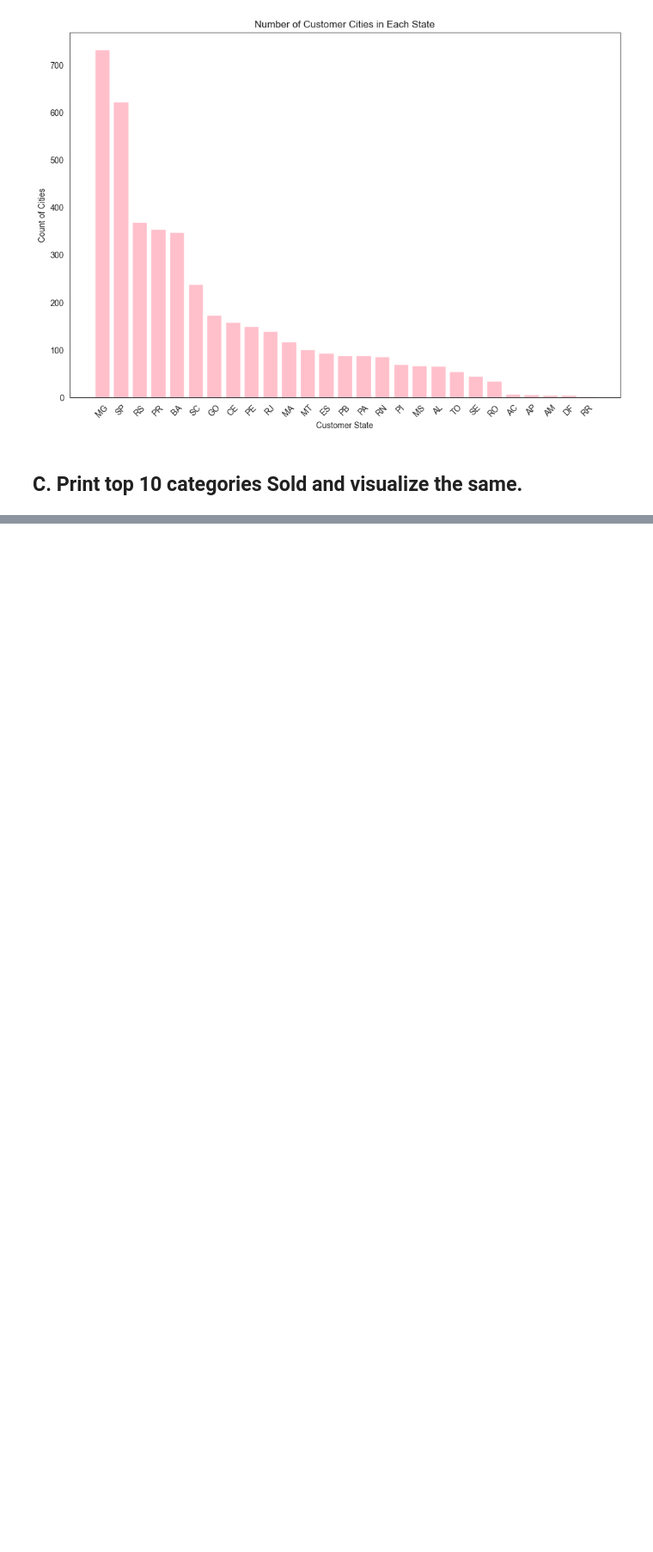
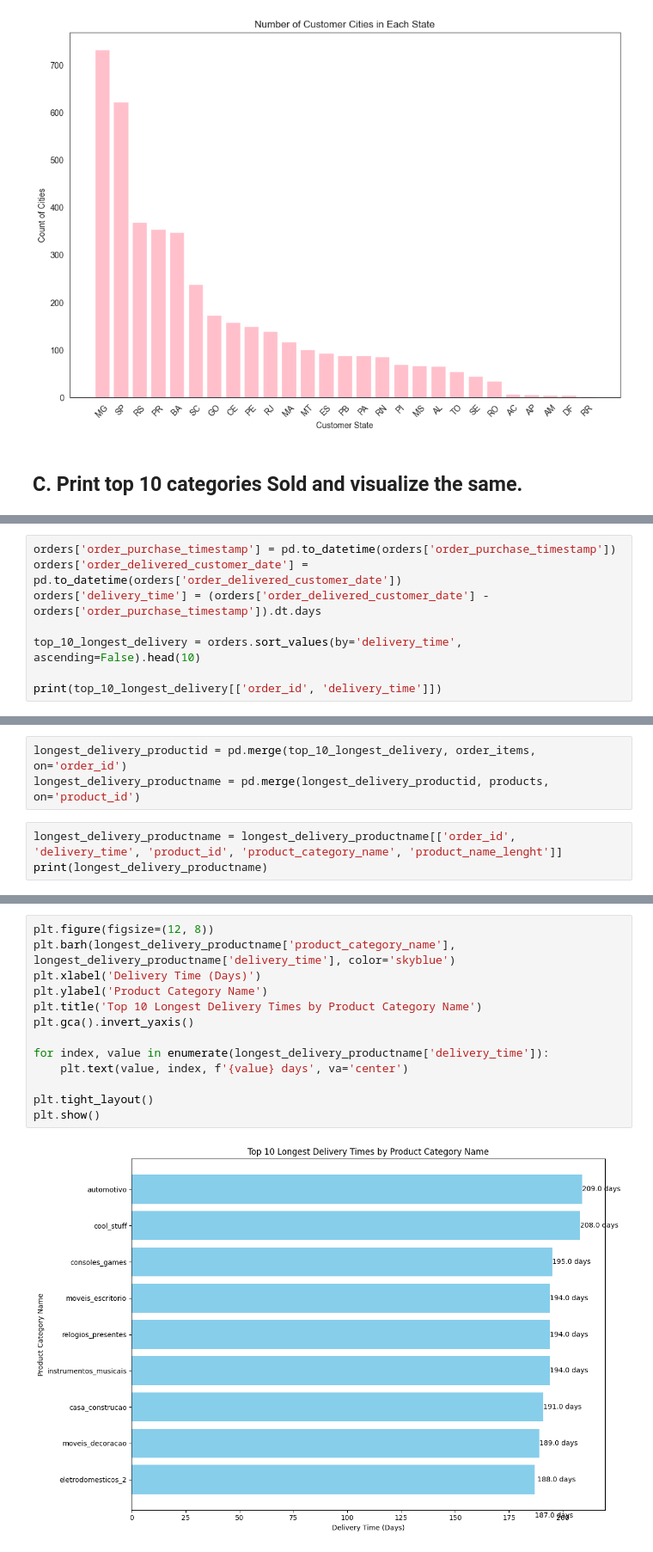
Before and after one commit to hasnaingandhi/DSCapstone, a Jupyter notebook: notebook.ipynb, the cells around one changed output, grey strips where cells are left out. Shown at 86% size. Saved outputs shown, nothing was run; the diff lists cells and outputs as text; blank space fills up the shorter version.

Commit message:
Updating with longest delivery times

```diff
--- a/notebook.ipynb
+++ b/notebook.ipynb
@@ -185,0 +225,8 @@ plt.show()
+# %%
+orders['order_purchase_timestamp'] = pd.to_datetime(orders['order_purchase_timestamp'])
+orders['order_delivered_customer_date'] = pd.to_datetime(orders['order_delivered_customer_date'])
+orders['delivery_time'] = (orders['order_delivered_customer_date'] - orders['order_purchase_timestamp']).dt.days
+
+top_10_longest_delivery = orders.sort_values(by='delivery_time', ascending=False).head(10)
+
+print(top_10_longest_delivery[['order_id', 'delivery_time']])
@@ -185,0 +263,6 @@ plt.show()
+# %%
+longest_delivery_productid = pd.merge(top_10_longest_delivery, order_items, on='order_id')
+longest_delivery_productname = pd.merge(longest_delivery_productid, products, on='product_id')
+# %%
+longest_delivery_productname = longest_delivery_productname[['order_id', 'delivery_time', 'product_id', 'product_category_name', 'product_name_lenght']]
+print(longest_delivery_productname)
@@ -185,0 +287,15 @@ plt.show()
+# %%
+plt.figure(figsize=(12, 8))
+plt.barh(longest_delivery_productname['product_category_name'], longest_delivery_productname['delivery_time'], color='skyblue')
+plt.xlabel('Delivery Time (Days)')
+plt.ylabel('Product Category Name')
+plt.title('Top 10 Longest Delivery Times by Product Category Name')
+plt.gca().invert_yaxis()
+
+for index, value in enumerate(longest_delivery_productname['delivery_time']):
+    plt.text(value, index, f'{value} days', va='center')
+
+plt.tight_layout()
+plt.show()
+# %% [output]
+[figure, added]
```
Also changed, not shown: parts of 13 cells of this notebook.
